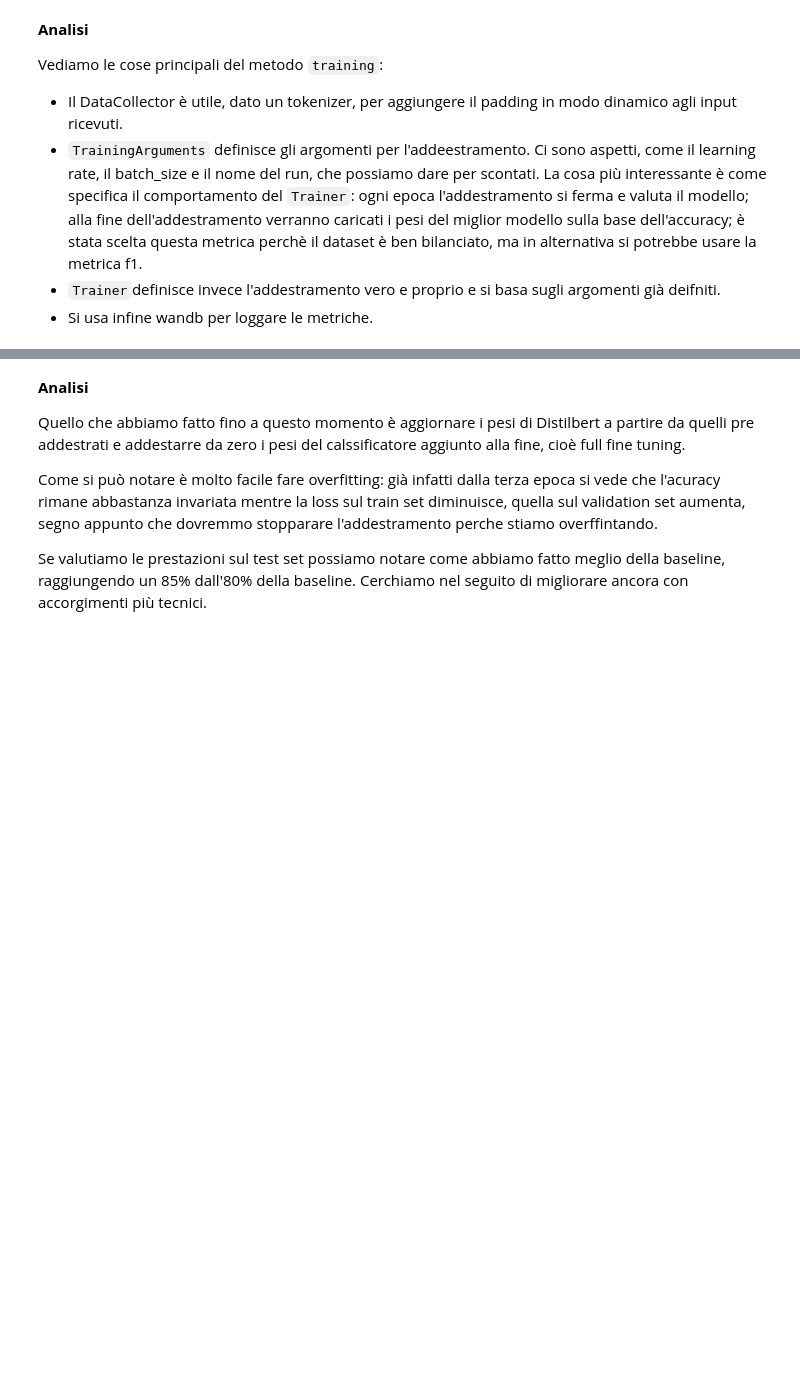
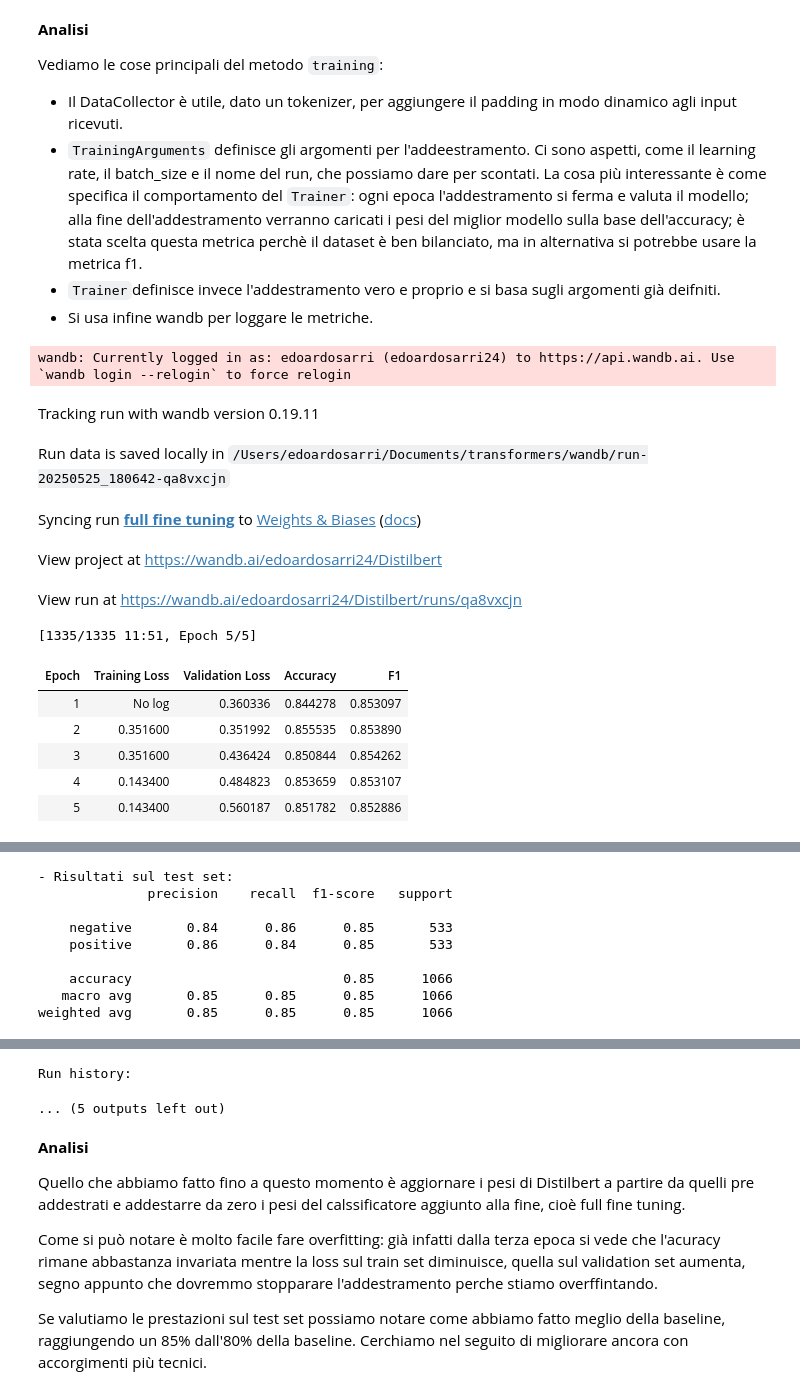
Before and after one commit to edoardosarri24/transformers, a Jupyter notebook: main.ipynb, the cells around one changed output, grey strips where cells are left out. Saved outputs shown, nothing was run; the diff lists cells and outputs as text; code cells hidden in the pictures; blank space fills up the shorter version.

```diff
--- a/main.ipynb
+++ b/main.ipynb
@@ -388,5 +427,18 @@ Vediamo le cose principali del metodo `training`:
 - `Trainer`definisce invece l'addestramento vero e proprio e si basa sugli argomenti già deifniti.
 - Si usa infine wandb per loggare le metriche.
 # %%
-if(False):
-    training(model, 'full fine tuning')
+training(model, 'full fine tuning')
+# %% [output]
+wandb: Currently logged in as: edoardosarri (edoardosarri24) to https://api.wandb.ai. Use `wandb login --relogin` to force relogin
+Tracking run with wandb version 0.19.11
+Run data is saved locally in /Users/edoardosarri/Documents/transformers/wandb/run-20250525_180642-qa8vxcjn
+Syncing run full fine tuning to Weights & Biases (docs)
+View project at https://wandb.ai/edoardosarri24/Distilbert
+View run at https://wandb.ai/edoardosarri24/Distilbert/runs/qa8vxcjn
+[1335/1335 11:51, Epoch 5/5]
+| Epoch | Training Loss | Validation Loss | Accuracy | F1 |
+| 1 | No log | 0.360336 | 0.844278 | 0.853097 |
+| 2 | 0.351600 | 0.351992 | 0.855535 | 0.853890 |
+| 3 | 0.351600 | 0.436424 | 0.850844 | 0.854262 |
+| 4 | 0.143400 | 0.484823 | 0.853659 | 0.853107 |
+| 5 | 0.143400 | 0.560187 | 0.851782 | 0.852886 |
@@ -392,0 +446,9 @@ if(False):
+- Risultati sul test set:
+              precision    recall  f1-score   support
+
+    negative       0.84      0.86      0.85       533
+    positive       0.86      0.84      0.85       533
+
+    accuracy                           0.85      1066
+   macro avg       0.85      0.85      0.85      1066
+weighted avg       0.85      0.85      0.85      1066
@@ -393,3 +456,5 @@ if(False):
+Run history:
+... (5 outputs left out)
 # %% [markdown]
 **Analisi**
 
```
Also changed, not shown: parts of 22 cells of this notebook, 29 other files.
